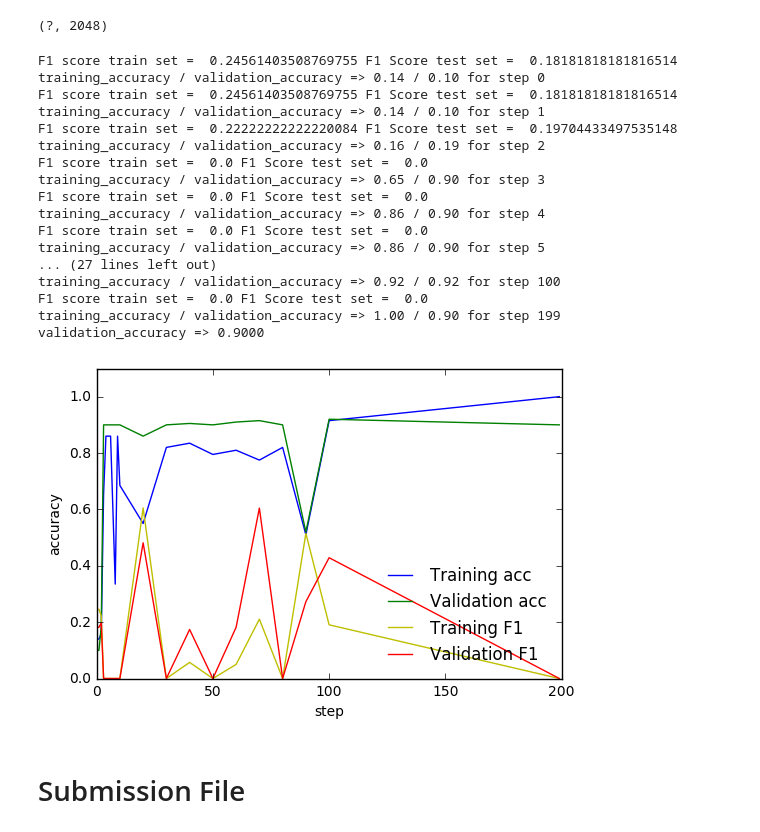
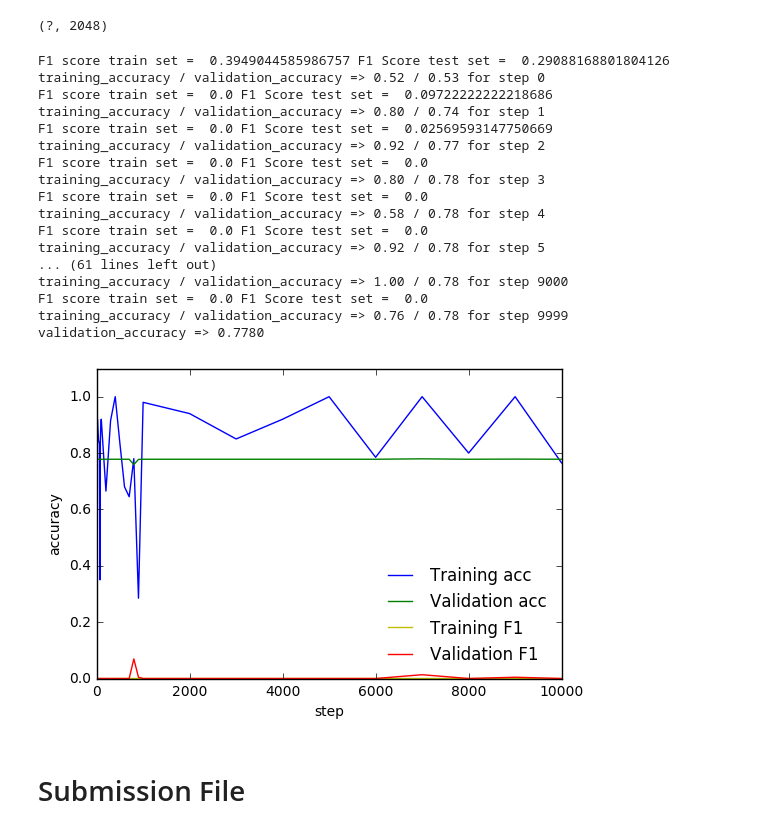
Before and after one commit to adderbyte/Road_Segment_Identification_CNN, a Jupyter notebook: TensorFlow_Run.ipynb, the cells around one changed output. Cells and saved outputs as stored; diff of their text form; code cells hidden in the pictures.

Commit message:
lstm test

```diff
--- a/TensorFlow_Run.ipynb
+++ b/TensorFlow_Run.ipynb
@@ -61,7 +61,7 @@ lenth and shape of Ground truth  images after patching and Linearisation:
 Y = np.asarray([ourProjectFunctions.value_to_class_for_tensor_flow(np.mean(gt_patches[i])) for i in range(len(gt_patches))])
 # %%
 #img_size=10;
-VALIDATION_SIZE = 200
+VALIDATION_SIZE = 2000
 label_count = 2;
 validation_images = X[:VALIDATION_SIZE]
 validation_labels = Y[:VALIDATION_SIZE]
@@ -146,13 +146,31 @@ print (h_fc1.get_shape()) # => (40000, 1024)
 # %%
 keep_prob = tf.placeholder('float')
 h_fc1_drop = tf.nn.dropout(h_fc1, keep_prob, seed=SEED)
+# %%
+from tensorflow.python.ops import rnn, rnn_cell
+
+chunk_size = 64
+n_chunks = 2048 / chunk_size
+rnn_size = 512
+
+h_fc1_drop= tf.reshape(h_fc1_drop, [-1, chunk_size])
+h_fc1_drop = tf.split(0, n_chunks, h_fc1_drop)
+
+lstm_cell = rnn_cell.BasicLSTMCell(rnn_size)
+outputs, states = rnn.rnn(lstm_cell, h_fc1_drop, dtype=tf.float32)
+
+labels_count =2
+W_fc2 = weight_variable([rnn_size, labels_count])
+b_fc2 = bias_variable([labels_count])
+
+y  = tf.matmul(outputs[-1], W_fc2) +  b_fc2
 # %%
 # readout layer for deep net
-labels_count =2
-W_fc2 = weight_variable([2048, labels_count])
-b_fc2 = bias_variable([labels_count])
+#labels_count =2
+#W_fc2 = weight_variable([2048, labels_count])
+#b_fc2 = bias_variable([labels_count])
 
-y = tf.matmul(h_fc1_drop, W_fc2) + b_fc2
+#y = tf.matmul(h_fc1_drop, W_fc2) + b_fc2
 # %%
 LEARNING_RATE = 1e-4
 
@@ -181,7 +199,7 @@ predict = tf.argmax(tf.nn.softmax(y),1)
 # %%
 
 # set to 20000 on local environment to get 0.99 accuracy
-TRAINING_ITERATIONS = 200
+TRAINING_ITERATIONS = 10000
 
 DROPOUT = 0.5
 #BATCH_SIZES = 200
@@ -348,49 +366,49 @@ with tf.Session() as sess:
 
 
                 print("F1 score train set = ", F1_score_train,"F1 Score test set = ", F1_score_test)
                 print('training_accuracy / validation_accuracy => %.2f / %.2f for step %d' %
                 (train_accuracy, validation_accuracy, i))
 
                 validation_accuracies.append(validation_accuracy)
                 f1_scores_train.append(F1_score_train)
                 f1_scores_test.append(F1_score_test)
 
             else:
                  print('training_accuracy => %.4f for step %d'%(train_accuracy, i))
             train_accuracies.append(train_accuracy)
             x_range.append(i)
 
             # increase display_step
             if i%(display_step*10) == 0 and i:
                 display_step *= 10
 
         # train on batch
         sess.run(train_step, feed_dict={data_nodes: batch_xs, label_nodes: batch_ys, keep_prob: DROPOUT})
 
     display_validation_stats()
 
-    generate_predictions()
+    #generate_predictions()
 
-    saver.save(sess, '..\\tmp\\model')
+    #saver.save(sess, '..\\tmp\\model')
 # %% [output]
-F1 score train set =  0.24561403508769755 F1 Score test set =  0.18181818181816514
-training_accuracy / validation_accuracy => 0.14 / 0.10 for step 0
-F1 score train set =  0.24561403508769755 F1 Score test set =  0.18181818181816514
-training_accuracy / validation_accuracy => 0.14 / 0.10 for step 1
-F1 score train set =  0.22222222222220084 F1 Score test set =  0.19704433497535148
-training_accuracy / validation_accuracy => 0.16 / 0.19 for step 2
+F1 score train set =  0.3949044585986757 F1 Score test set =  0.29088168801804126
+training_accuracy / validation_accuracy => 0.52 / 0.53 for step 0
+F1 score train set =  0.0 F1 Score test set =  0.09722222222218686
+training_accuracy / validation_accuracy => 0.80 / 0.74 for step 1
+F1 score train set =  0.0 F1 Score test set =  0.02569593147750669
+training_accuracy / validation_accuracy => 0.92 / 0.77 for step 2
 F1 score train set =  0.0 F1 Score test set =  0.0
-training_accuracy / validation_accuracy => 0.65 / 0.90 for step 3
+training_accuracy / validation_accuracy => 0.80 / 0.78 for step 3
 F1 score train set =  0.0 F1 Score test set =  0.0
-training_accuracy / validation_accuracy => 0.86 / 0.90 for step 4
+training_accuracy / validation_accuracy => 0.58 / 0.78 for step 4
 F1 score train set =  0.0 F1 Score test set =  0.0
-training_accuracy / validation_accuracy => 0.86 / 0.90 for step 5
-... (27 lines left out)
-training_accuracy / validation_accuracy => 0.92 / 0.92 for step 100
+training_accuracy / validation_accuracy => 0.92 / 0.78 for step 5
+... (61 lines left out)
+training_accuracy / validation_accuracy => 1.00 / 0.78 for step 9000
 F1 score train set =  0.0 F1 Score test set =  0.0
-training_accuracy / validation_accuracy => 1.00 / 0.90 for step 199
-validation_accuracy => 0.9000
+training_accuracy / validation_accuracy => 0.76 / 0.78 for step 9999
+validation_accuracy => 0.7780
-[figure, old version]
+[figure, new version]
 # %% [markdown]
 # Submission File
 # %%
```
Also changed, not shown: parts of 4 cells of this notebook.
